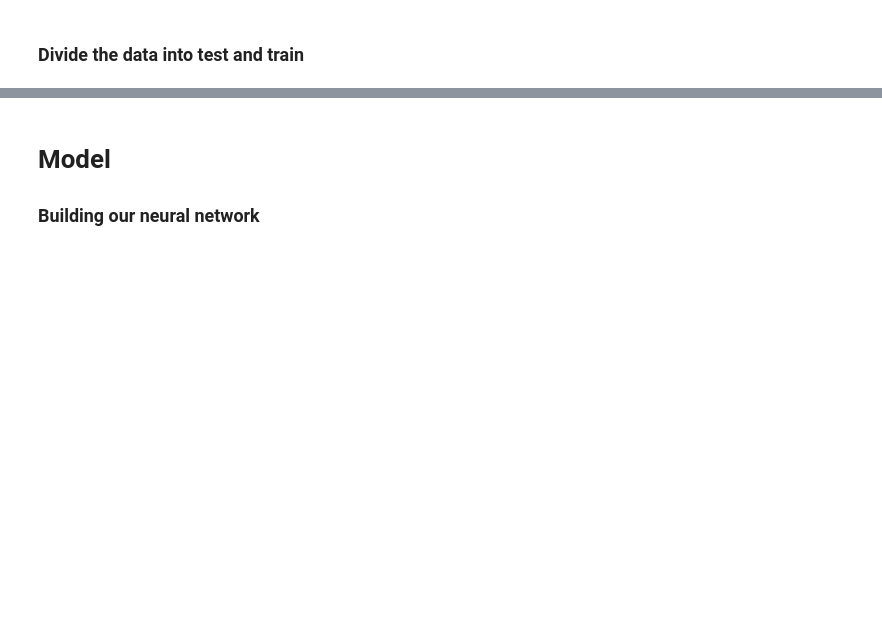
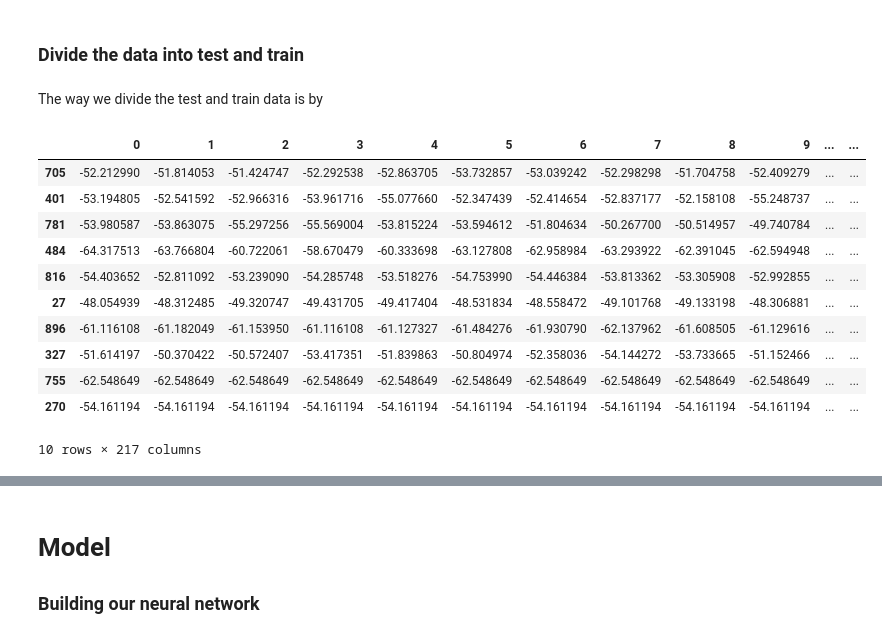
Before and after one commit to zengx356/INET-4061-Project, a Jupyter notebook: Project.ipynb, the cells around one changed output, grey strips where cells are left out. Saved outputs shown, nothing was run; the diff lists cells and outputs as text; code cells hidden in the pictures; blank space fills up the shorter version.

```diff
--- a/Project.ipynb
+++ b/Project.ipynb
@@ -221,3 +285,5 @@ rnewdf[:10]
 rnewdf = rnewdf.fillna(0)
 # %% [markdown]
 ### Divide the data into test and train
+# %% [markdown]
+The way we divide the test and train data is by
@@ -228,3 +298,16 @@ test = rnewdf[~newdf1]
 # %%
-train[250:260]
+#train[250:260]
+# %% [output]
+|  | 0 | 1 | 2 | 3 | 4 | 5 | 6 | 7 | 8 | 9 | ... | ... |
+| 705 | -52.212990 | -51.814053 | -51.424747 | -52.292538 | -52.863705 | -53.732857 | -53.039242 | -52.298298 | -51.704758 | -52.409279 | ... | ... |
+| 401 | -53.194805 | -52.541592 | -52.966316 | -53.961716 | -55.077660 | -52.347439 | -52.414654 | -52.837177 | -52.158108 | -55.248737 | ... | ... |
+| 781 | -53.980587 | -53.863075 | -55.297256 | -55.569004 | -53.815224 | -53.594612 | -51.804634 | -50.267700 | -50.514957 | -49.740784 | ... | ... |
+| 484 | -64.317513 | -63.766804 | -60.722061 | -58.670479 | -60.333698 | -63.127808 | -62.958984 | -63.293922 | -62.391045 | -62.594948 | ... | ... |
+| 816 | -54.403652 | -52.811092 | -53.239090 | -54.285748 | -53.518276 | -54.753990 | -54.446384 | -53.813362 | -53.305908 | -52.992855 | ... | ... |
+| 27 | -48.054939 | -48.312485 | -49.320747 | -49.431705 | -49.417404 | -48.531834 | -48.558472 | -49.101768 | -49.133198 | -48.306881 | ... | ... |
+| 896 | -61.116108 | -61.182049 | -61.153950 | -61.116108 | -61.127327 | -61.484276 | -61.930790 | -62.137962 | -61.608505 | -61.129616 | ... | ... |
+| 327 | -51.614197 | -50.370422 | -50.572407 | -53.417351 | -51.839863 | -50.804974 | -52.358036 | -54.144272 | -53.733665 | -51.152466 | ... | ... |
+| 755 | -62.548649 | -62.548649 | -62.548649 | -62.548649 | -62.548649 | -62.548649 | -62.548649 | -62.548649 | -62.548649 | -62.548649 | ... | ... |
+| 270 | -54.161194 | -54.161194 | -54.161194 | -54.161194 | -54.161194 | -54.161194 | -54.161194 | -54.161194 | -54.161194 | -54.161194 | ... | ... |
+10 rows × 217 columns
 # %%
```
Also changed, not shown: parts of 53 cells of this notebook.
